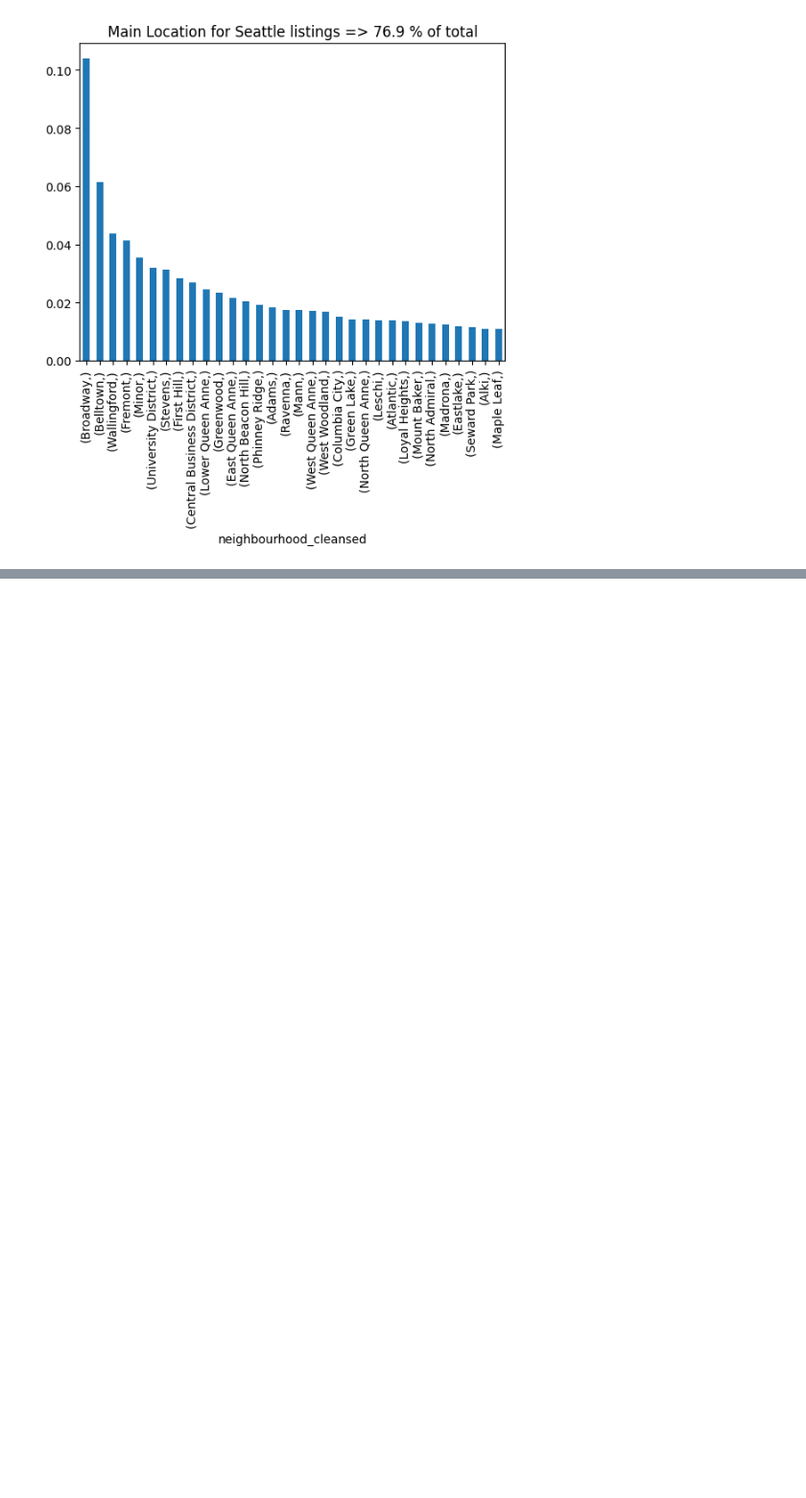
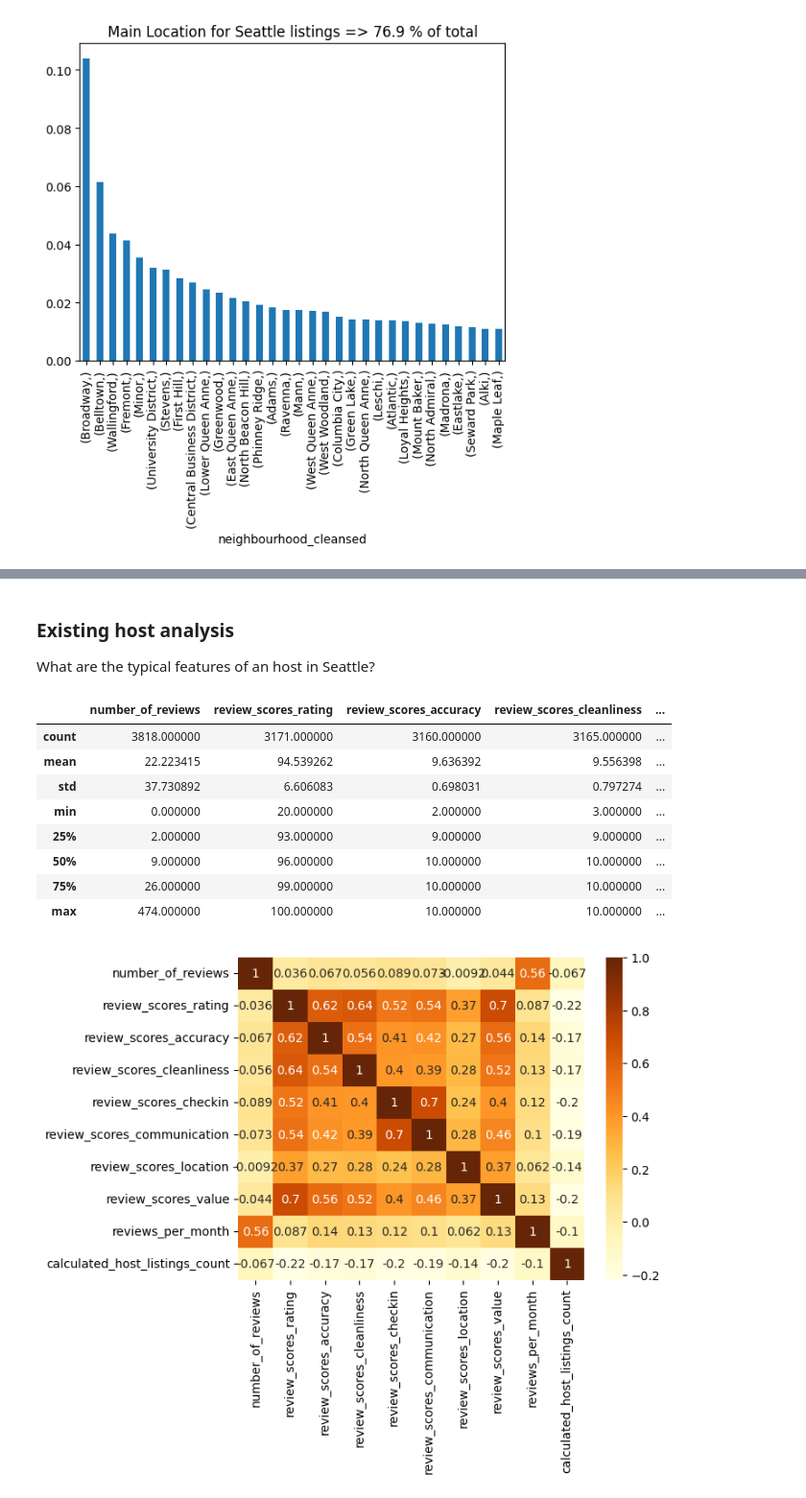
Before and after one commit to aeusepi/AirBnB_Project, a Jupyter notebook: AirBnbSeattle.ipynb, the cells around one changed output, grey strips where cells are left out. Shown at 96% size. Drawn from its saved outputs; the diff is of its cells as text; code cells hidden in the pictures; blank space fills up the shorter version.

```diff
--- a/AirBnbSeattle.ipynb
+++ b/AirBnbSeattle.ipynb
@@ -150,0 +232,34 @@ http://server.arcgisonline.com/ArcGIS/rest/services/World_Street_Map/MapServer/e
+# %% [markdown]
+<h3 id='Part1.4'> Existing host analysis </h3>
+
+What are the typical features of an host in Seattle?
+# %%
+Host_cols = ['host_name', 'host_since', 'host_location', 'host_about', 'host_response_time', 'host_response_rate',
+       'host_acceptance_rate', 'host_is_superhost', 'host_neighbourhood', 'host_listings_count',
+       'host_total_listings_count', 'host_verifications', 'host_has_profile_pic', 'host_identity_verified',
+       'calculated_host_listings_count']
+
+df_new_ =  df[Host_cols]
+
+
+# remove the super host transorm the data of the super host - host repsonse rate
+Review_cols = ['number_of_reviews', 'first_review', 'last_review', 'review_scores_rating', 'review_scores_accuracy',
+       'review_scores_cleanliness', 'review_scores_checkin', 'review_scores_communication',
+       'review_scores_location', 'review_scores_value', 'reviews_per_month','calculated_host_listings_count','host_is_superhost','host_response_rate']
+
+df_new = df[Review_cols]
+corr = df_new.corr()
+
+sns.heatmap(corr, xticklabels=corr.columns.values, yticklabels=corr.columns.values , cmap = 'YlOrBr' , annot=True)
+df_new.describe()
+# %% [output]
+|  | number_of_reviews | review_scores_rating | review_scores_accuracy | review_scores_cleanliness | ... |
+| count | 3818.000000 | 3171.000000 | 3160.000000 | 3165.000000 | ... |
+| mean | 22.223415 | 94.539262 | 9.636392 | 9.556398 | ... |
+| std | 37.730892 | 6.606083 | 0.698031 | 0.797274 | ... |
+| min | 0.000000 | 20.000000 | 2.000000 | 3.000000 | ... |
+| 25% | 2.000000 | 93.000000 | 9.000000 | 9.000000 | ... |
+| 50% | 9.000000 | 96.000000 | 10.000000 | 10.000000 | ... |
+| 75% | 26.000000 | 99.000000 | 10.000000 | 10.000000 | ... |
+| max | 474.000000 | 100.000000 | 10.000000 | 10.000000 | ... |
+[figure, added]
```
Also changed, not shown: parts of 5 cells of this notebook.
